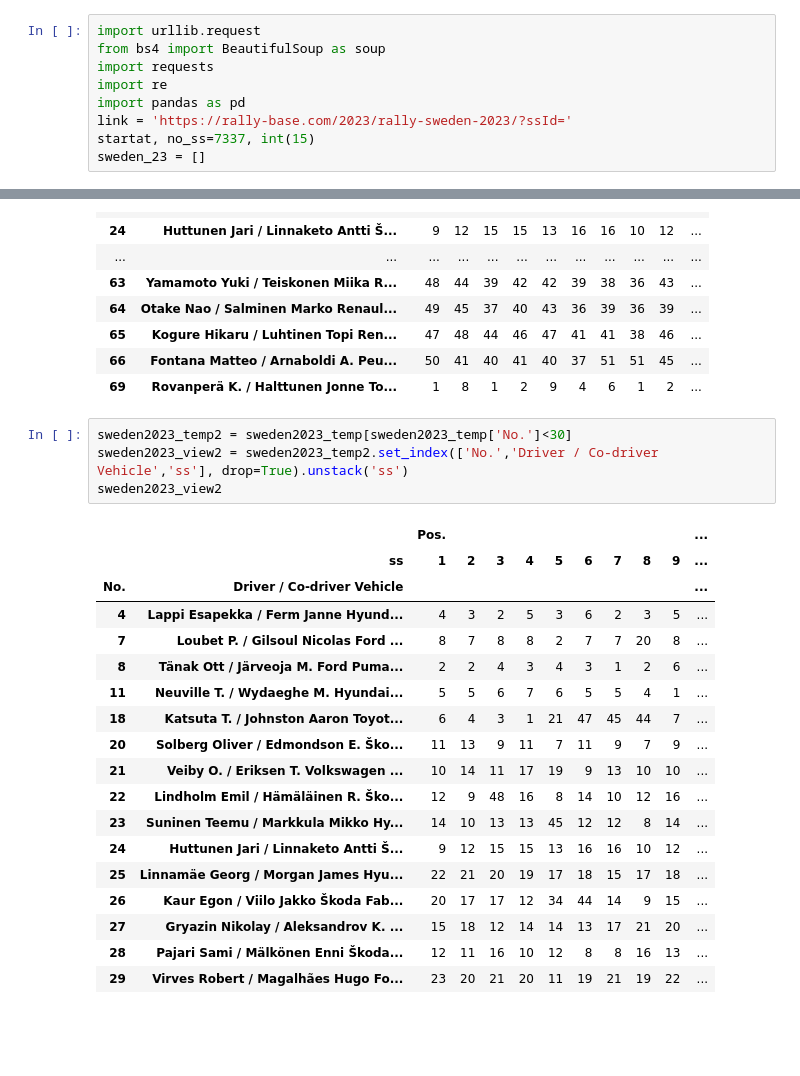
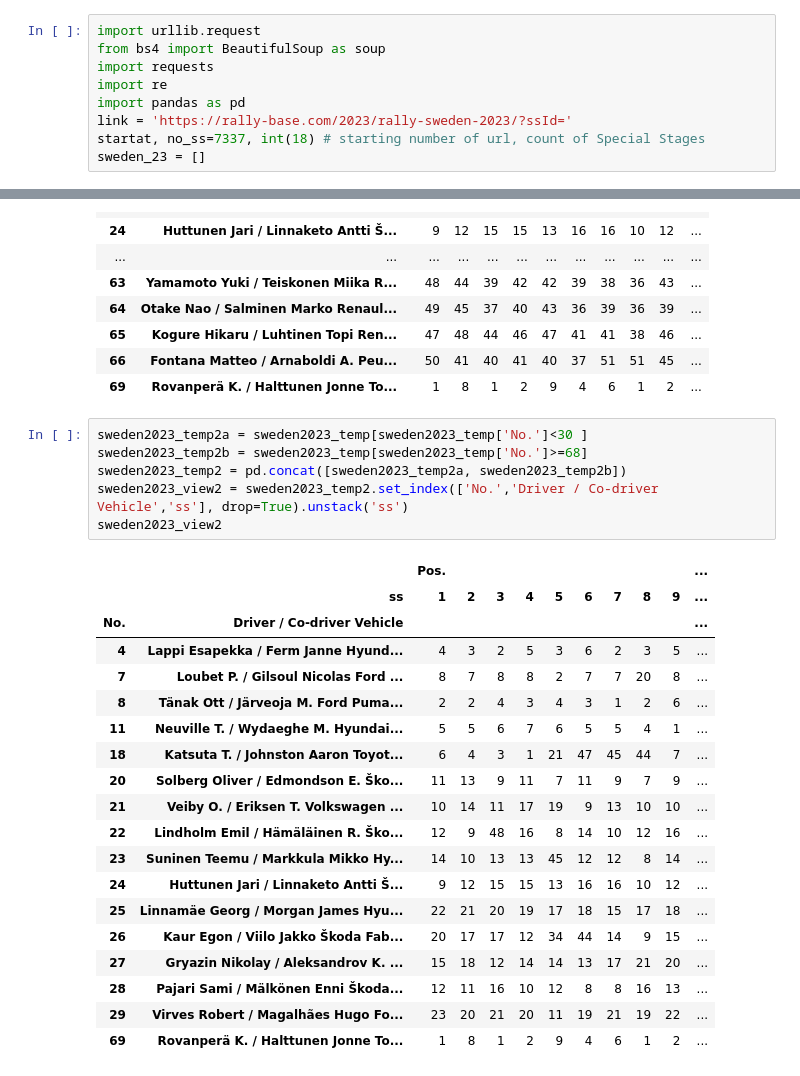
Before and after one commit to teneatis/results2023, a Jupyter notebook: wrc/02_Sweden/sweden_positions.ipynb, the cells around one changed output, grey strips where cells are left out. Cells and saved outputs as stored; diff of their text form; blank space fills up the shorter version.

Commit message:
after Sweden

```diff
--- a/wrc/02_Sweden/sweden_positions.ipynb
+++ b/wrc/02_Sweden/sweden_positions.ipynb
@@ -5,7 +5,7 @@ import requests
 import re
 import pandas as pd
 link = 'https://rally-base.com/2023/rally-sweden-2023/?ssId='
-startat, no_ss=7337, int(15)
+startat, no_ss=7337, int(18) # starting number of url, count of Special Stages
 sweden_23 = []
 # %%
 for ss in range(0,(no_ss)):
@@ -79,25 +79,28 @@ sweden2023_view
 | 66 | Fontana Matteo / Arnaboldi A. Peu... | 50 | 41 | 40 | 41 | 40 | 37 | 51 | 51 | 45 | ... |
 | 69 | Rovanperä K. / Halttunen Jonne To... | 1 | 8 | 1 | 2 | 9 | 4 | 6 | 1 | 2 | ... |
 # %%
-sweden2023_temp2 = sweden2023_temp[sweden2023_temp['No.']<30]
+sweden2023_temp2a = sweden2023_temp[sweden2023_temp['No.']<30 ]
+sweden2023_temp2b = sweden2023_temp[sweden2023_temp['No.']>=68]
+sweden2023_temp2 = pd.concat([sweden2023_temp2a, sweden2023_temp2b])
 sweden2023_view2 = sweden2023_temp2.set_index(['No.','Driver / Co-driver Vehicle','ss'], drop=True).unstack('ss')
 sweden2023_view2
 # %% [output]
 |  |  | Pos. |  |  |  |  |  |  |  |  | ... |
 |  | ss | 1 | 2 | 3 | 4 | 5 | 6 | 7 | 8 | 9 | ... |
 | No. | Driver / Co-driver Vehicle |  |  |  |  |  |  |  |  |  | ... |
 | 4 | Lappi Esapekka / Ferm Janne Hyund... | 4 | 3 | 2 | 5 | 3 | 6 | 2 | 3 | 5 | ... |
 | 7 | Loubet P. / Gilsoul Nicolas Ford ... | 8 | 7 | 8 | 8 | 2 | 7 | 7 | 20 | 8 | ... |
 | 8 | Tänak Ott / Järveoja M. Ford Puma... | 2 | 2 | 4 | 3 | 4 | 3 | 1 | 2 | 6 | ... |
 | 11 | Neuville T. / Wydaeghe M. Hyundai... | 5 | 5 | 6 | 7 | 6 | 5 | 5 | 4 | 1 | ... |
 | 18 | Katsuta T. / Johnston Aaron Toyot... | 6 | 4 | 3 | 1 | 21 | 47 | 45 | 44 | 7 | ... |
 | 20 | Solberg Oliver / Edmondson E. Ško... | 11 | 13 | 9 | 11 | 7 | 11 | 9 | 7 | 9 | ... |
 | 21 | Veiby O. / Eriksen T. Volkswagen ... | 10 | 14 | 11 | 17 | 19 | 9 | 13 | 10 | 10 | ... |
 | 22 | Lindholm Emil / Hämäläinen R. Ško... | 12 | 9 | 48 | 16 | 8 | 14 | 10 | 12 | 16 | ... |
 | 23 | Suninen Teemu / Markkula Mikko Hy... | 14 | 10 | 13 | 13 | 45 | 12 | 12 | 8 | 14 | ... |
 | 24 | Huttunen Jari / Linnaketo Antti Š... | 9 | 12 | 15 | 15 | 13 | 16 | 16 | 10 | 12 | ... |
 | 25 | Linnamäe Georg / Morgan James Hyu... | 22 | 21 | 20 | 19 | 17 | 18 | 15 | 17 | 18 | ... |
 | 26 | Kaur Egon / Viilo Jakko Škoda Fab... | 20 | 17 | 17 | 12 | 34 | 44 | 14 | 9 | 15 | ... |
 | 27 | Gryazin Nikolay / Aleksandrov K. ... | 15 | 18 | 12 | 14 | 14 | 13 | 17 | 21 | 20 | ... |
 | 28 | Pajari Sami / Mälkönen Enni Škoda... | 12 | 11 | 16 | 10 | 12 | 8 | 8 | 16 | 13 | ... |
 | 29 | Virves Robert / Magalhães Hugo Fo... | 23 | 20 | 21 | 20 | 11 | 19 | 21 | 19 | 22 | ... |
+| 69 | Rovanperä K. / Halttunen Jonne To... | 1 | 8 | 1 | 2 | 9 | 4 | 6 | 1 | 2 | ... |
```
Also changed, not shown: parts of 6 cells of this notebook, 23 other files.
